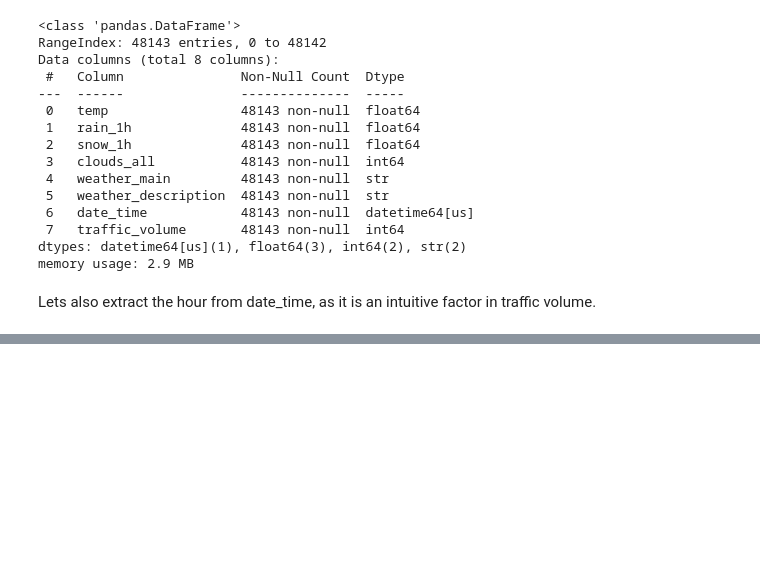
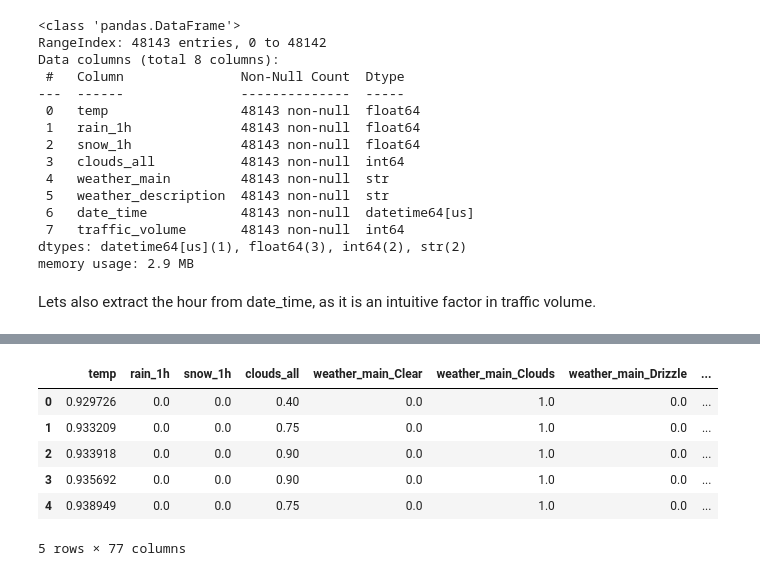
Before and after one commit to JoestarMario/Predicting_Traffic, a Jupyter notebook: Main.ipynb, the cells around one changed output, grey strips where cells are left out. Saved outputs shown, nothing was run; the diff lists cells and outputs as text; code cells hidden in the pictures; blank space fills up the shorter version.

```diff
--- a/Main.ipynb
+++ b/Main.ipynb
@@ -121,0 +172,17 @@ clean_df.head()
+# %%
+from sklearn.preprocessing import MinMaxScaler
+
+# Now lets min-max scale our continious numerical values
+column_names = ['temp', 'rain_1h', 'snow_1h', 'clouds_all']
+scaler = MinMaxScaler()
+features_df[column_names] = scaler.fit_transform(features_df[column_names])
+
+features_df.head()
+# %% [output]
+|  | temp | rain_1h | snow_1h | clouds_all | weather_main_Clear | weather_main_Clouds | weather_main_Drizzle | ... |
+| 0 | 0.929726 | 0.0 | 0.0 | 0.40 | 0.0 | 1.0 | 0.0 | ... |
+| 1 | 0.933209 | 0.0 | 0.0 | 0.75 | 0.0 | 1.0 | 0.0 | ... |
+| 2 | 0.933918 | 0.0 | 0.0 | 0.90 | 0.0 | 1.0 | 0.0 | ... |
+| 3 | 0.935692 | 0.0 | 0.0 | 0.90 | 0.0 | 1.0 | 0.0 | ... |
+| 4 | 0.938949 | 0.0 | 0.0 | 0.75 | 0.0 | 1.0 | 0.0 | ... |
+5 rows × 77 columns
```
Also changed, not shown: parts of 5 cells of this notebook.
